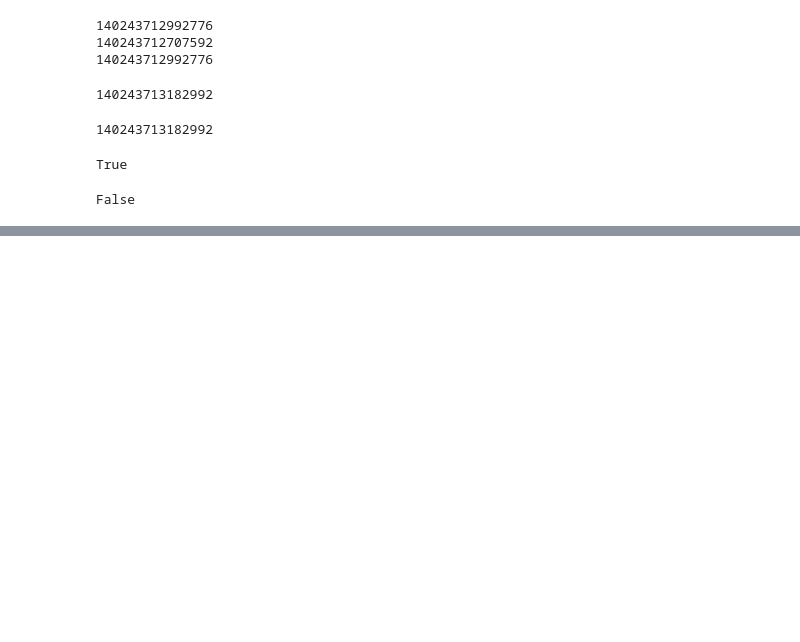
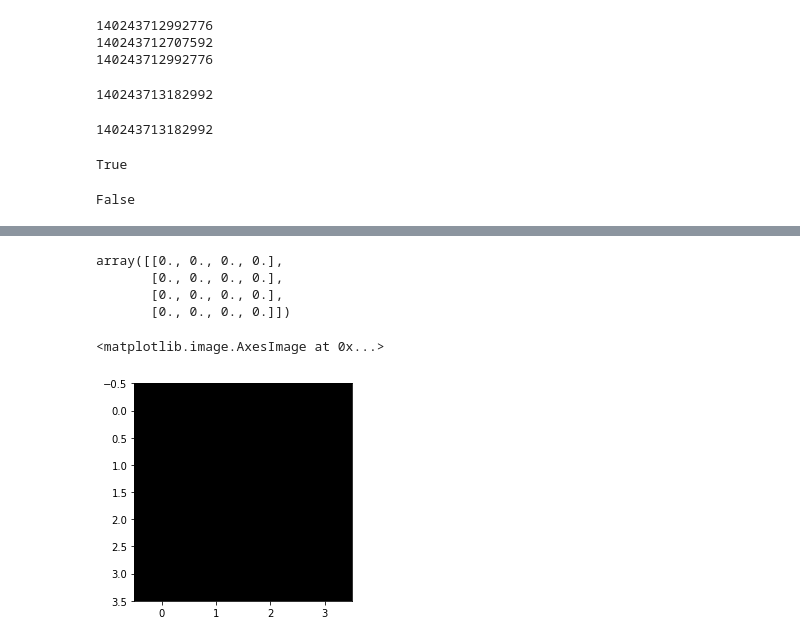
Before and after one commit to sagarbhadra7/Data-Science, a Jupyter notebook: Numpy.ipynb, the cells around one changed output, grey strips where cells are left out. Saved outputs shown, nothing was run; the diff lists cells and outputs as text; code cells hidden in the pictures; blank space fills up the shorter version.

```diff
--- a/Numpy.ipynb
+++ b/Numpy.ipynb
@@ -385,0 +428,9 @@ False
+# %%
+zero=np.zeros([4,4])
+# %%
+zero
+# %% [output]
+array([[0., 0., 0., 0.],
+       [0., 0., 0., 0.],
+       [0., 0., 0., 0.],
+       [0., 0., 0., 0.]])
@@ -385,0 +439,5 @@ False
+# %%
+plt.imshow(zero,cmap='gray')
+# %% [output]
+<matplotlib.image.AxesImage at 0x...>
+[figure, added]
```
Also changed, not shown: parts of 35 cells of this notebook.
